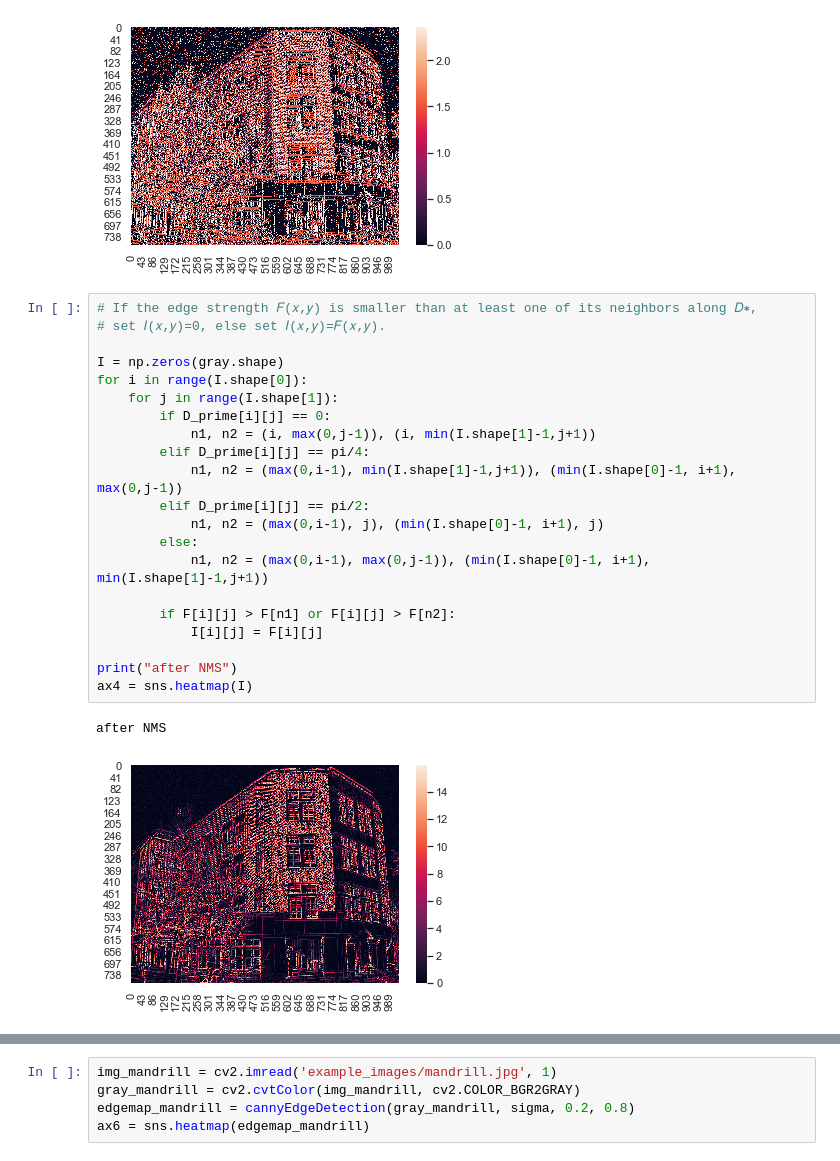
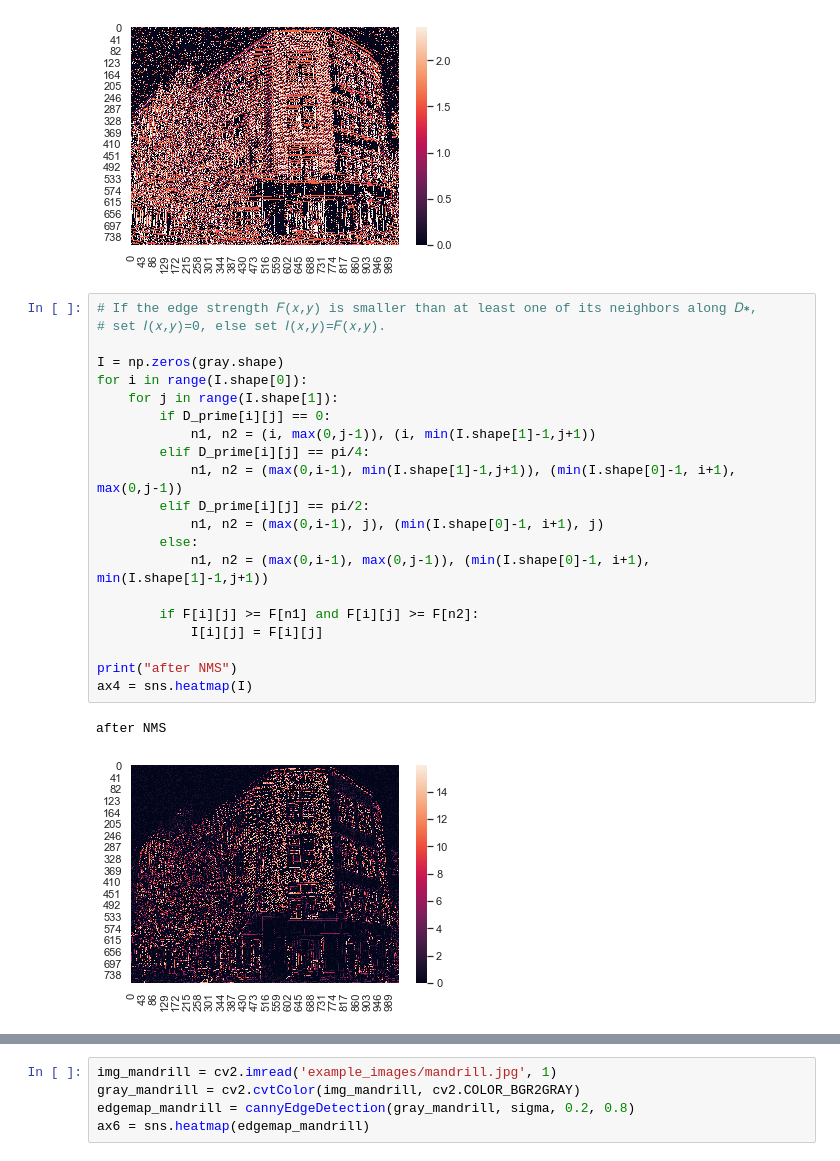
Before and after one commit to kwantlin/student-assignment-1, a Jupyter notebook: hw1.ipynb, the cells around one changed output, grey strips where cells are left out. Saved outputs shown, nothing was run; the diff lists cells and outputs as text.

```diff
--- a/hw1.ipynb
+++ b/hw1.ipynb
@@ -145,24 +145,24 @@ direction of gradient (4 options)
 # %%
 # If the edge strength 𝐹(𝑥,𝑦) is smaller than at least one of its neighbors along 𝐷∗,
 # set 𝐼(𝑥,𝑦)=0, else set 𝐼(𝑥,𝑦)=𝐹(𝑥,𝑦).
 
 I = np.zeros(gray.shape)
 for i in range(I.shape[0]):
     for j in range(I.shape[1]):
         if D_prime[i][j] == 0:
             n1, n2 = (i, max(0,j-1)), (i, min(I.shape[1]-1,j+1))
         elif D_prime[i][j] == pi/4:
             n1, n2 = (max(0,i-1), min(I.shape[1]-1,j+1)), (min(I.shape[0]-1, i+1), max(0,j-1))
         elif D_prime[i][j] == pi/2:
             n1, n2 = (max(0,i-1), j), (min(I.shape[0]-1, i+1), j)
         else:
             n1, n2 = (max(0,i-1), max(0,j-1)), (min(I.shape[0]-1, i+1), min(I.shape[1]-1,j+1))
 
-        if F[i][j] > F[n1] or F[i][j] > F[n2]:
+        if F[i][j] >= F[n1] and F[i][j] >= F[n2]:
             I[i][j] = F[i][j]
 
 print("after NMS")
 ax4 = sns.heatmap(I)
 # %% [output]
 after NMS
-[figure, old version]
+[figure, new version]
```
Also changed, not shown: parts of 3 cells of this notebook, 1 other file.
